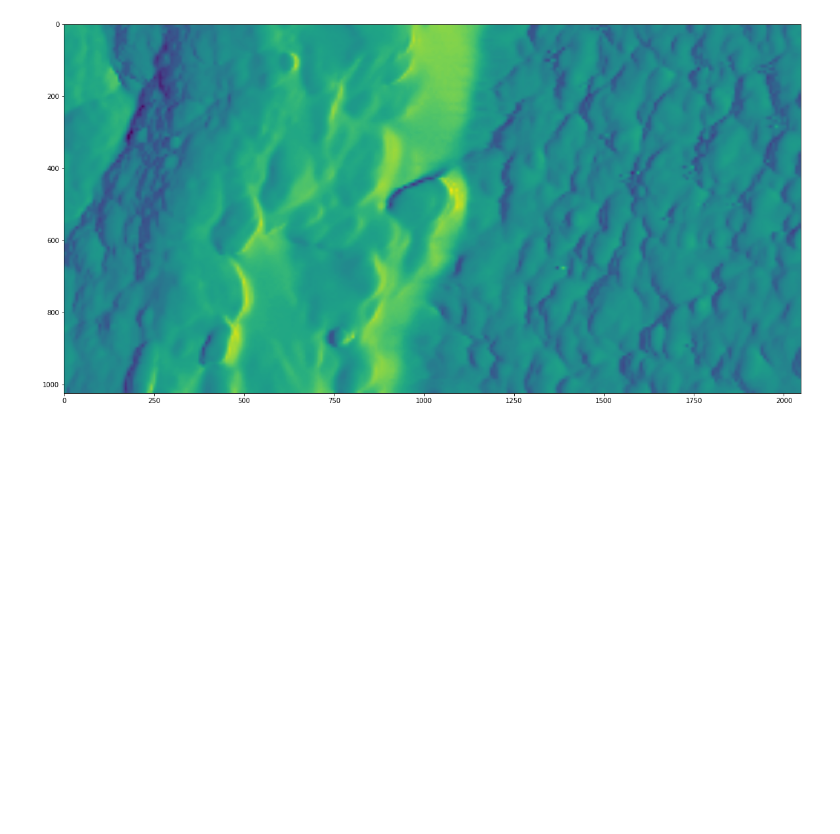
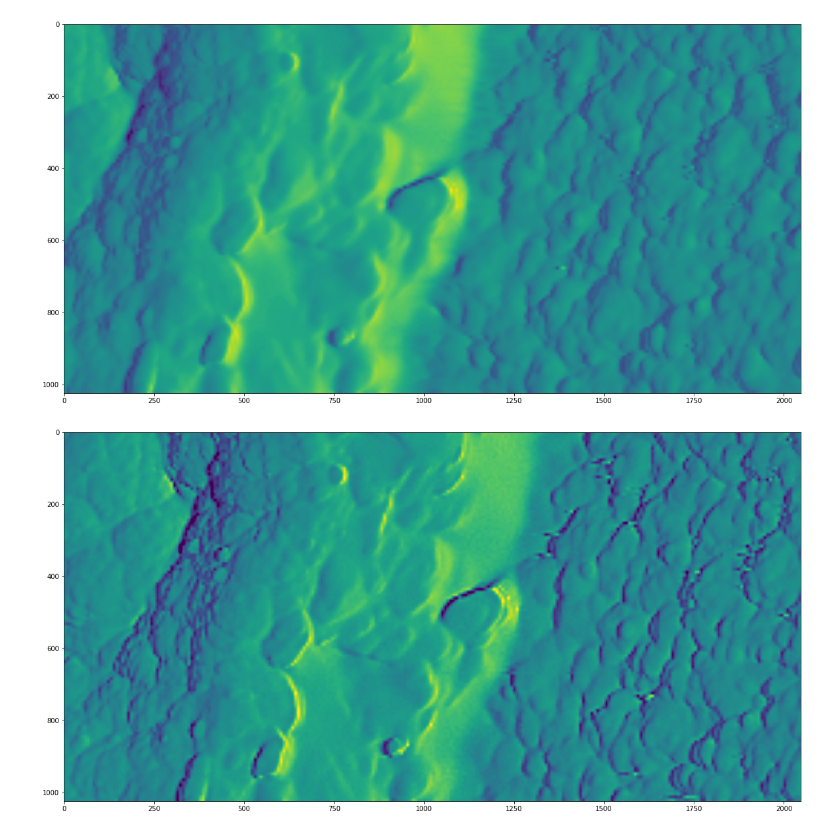
Before and after one commit to General-Ilya/EnhancedAFM, a Jupyter notebook: AlignmentZtoCPD/AreaPreservingWarp.ipynb, the cells around one changed output. Saved outputs shown, nothing was run; the diff lists cells and outputs as text; code cells hidden in the pictures; blank space fills up the shorter version.

```diff
--- a/AlignmentZtoCPD/AreaPreservingWarp.ipynb
+++ b/AlignmentZtoCPD/AreaPreservingWarp.ipynb
@@ -41,3 +41,11 @@ plt.imshow(illumination_upsample)
 plt.show()
 # %% [output]
 [figure]
+# %%
+blur = cv2.GaussianBlur(dark_upsample, (25,25), 20)
+dark_upsample_sharp = cv2.addWeighted(blur, -2, dark_upsample, 3,0)
+plt.figure(figsize=(20,20))
+plt.imshow(dark_upsample_sharp)
+plt.show()
+# %% [output]
+[figure, added]
```
Also changed, not shown: parts of 17 cells of this notebook.
